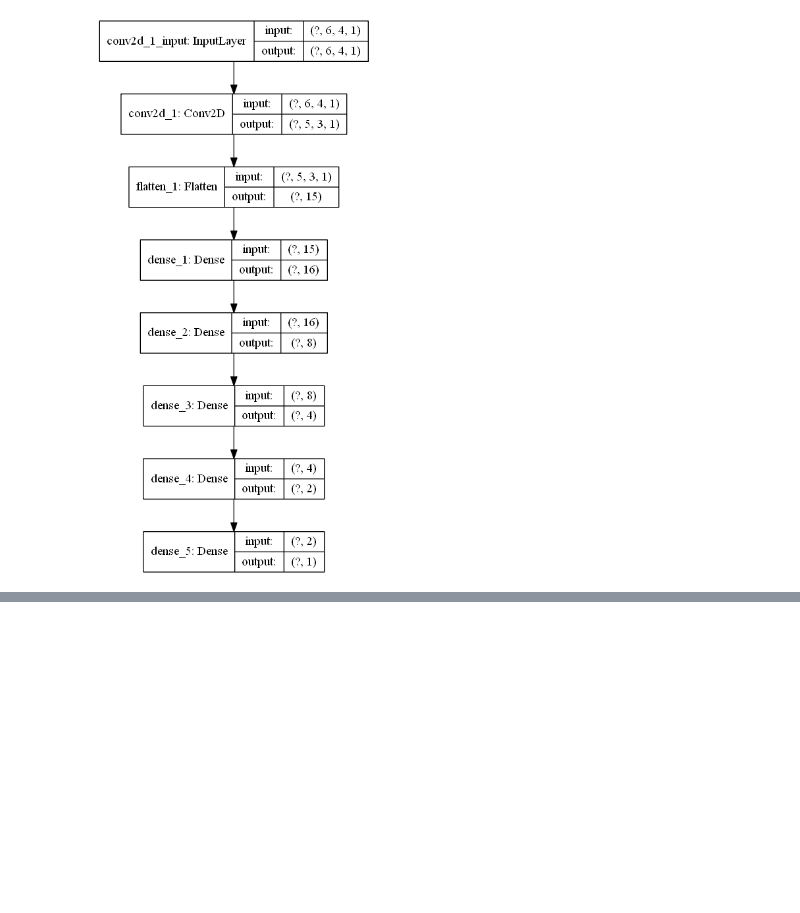
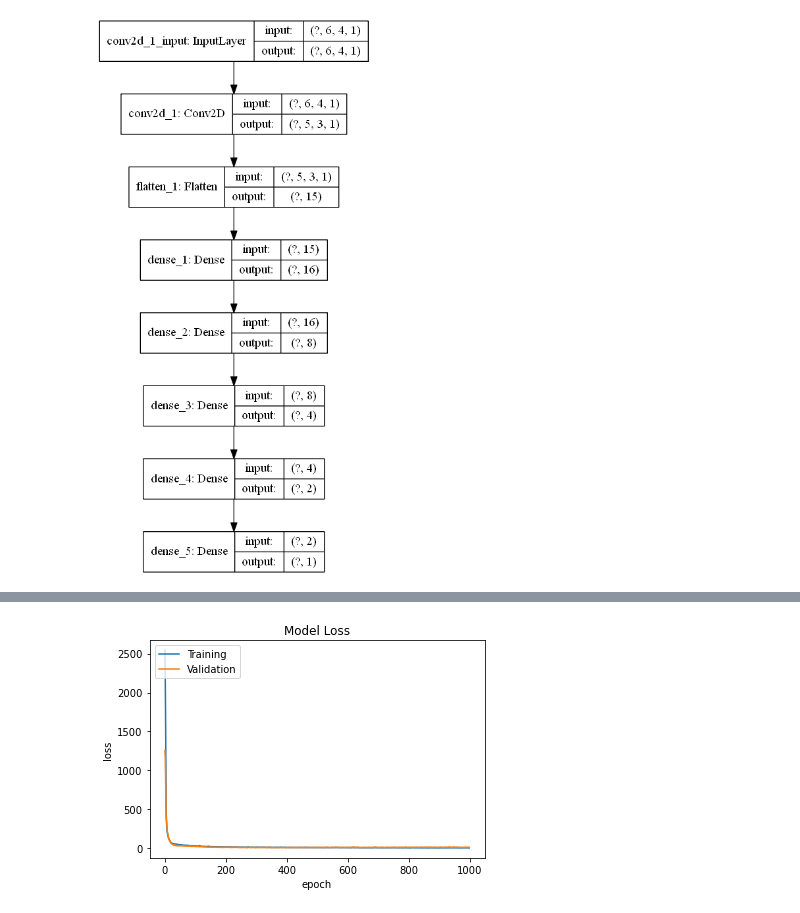
Before and after one commit to mhamzai/FYP-Smart-Hosptial-Bed, a Jupyter notebook: NeuralNetwork/neuralNetwork.ipynb, the cells around one changed output, grey strips where cells are left out. Saved outputs shown, nothing was run; the diff lists cells and outputs as text; code cells hidden in the pictures; blank space fills up the shorter version.

```diff
--- a/NeuralNetwork/neuralNetwork.ipynb
+++ b/NeuralNetwork/neuralNetwork.ipynb
@@ -260,7 +274,7 @@ Non-trainable params: 0
 _________________________________________________________________
 [figure]
 # %%
-model.fit(xtrain, ytrain, batch_size = 12, epochs = 1000, verbose = 1, validation_data = (xtest, ytest))
+history = model.fit(xtrain, ytrain, batch_size = 12, epochs = 1000, verbose = 1, validation_data = (xtest, ytest))
 # %% [output]
 Train on 195 samples, validate on 11 samples
 Epoch 1/1000
@@ -284,6 +297,16 @@ Epoch 1000/1000
 model.save("weight.h5")
 # %%
 model = load_model('weight.h5')
+# %%
+plt.plot(history.history['loss'])
+plt.plot(history.history['val_loss'])
+plt.title('Model Loss')
+plt.ylabel('loss')
+plt.xlabel('epoch')
+plt.legend(['Training', 'Validation'], loc='upper left')
+plt.show()
+# %% [output]
+[figure, added]
 # %%
 weights = model.get_weights()
 print(weights)
```
Also changed, not shown: parts of 10 cells of this notebook, 8 other files.
